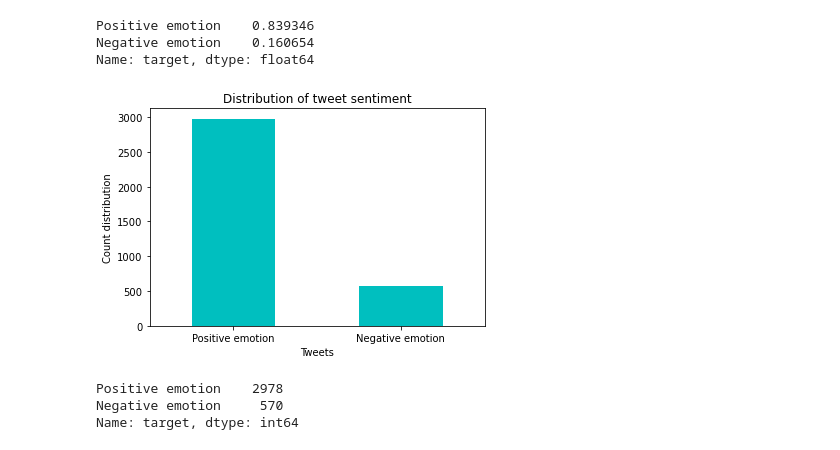
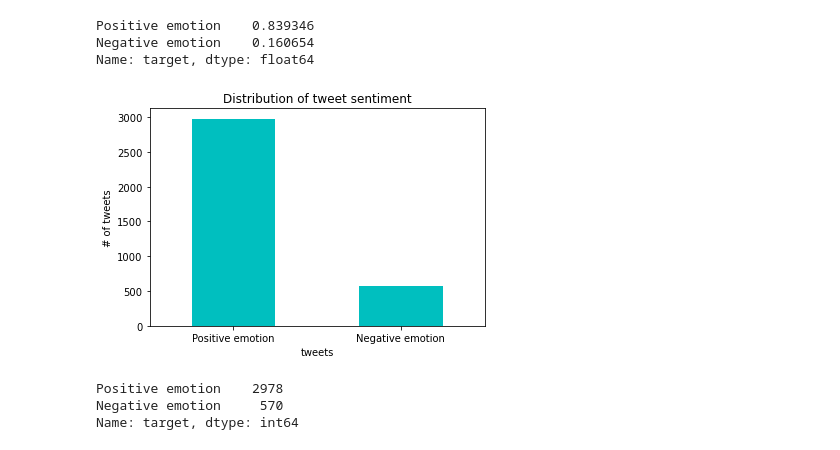
Before and after one commit to Marissa841/Sentiment-Analysis-of-Product-Launch-Tweets-using-Machine-Learning, a Jupyter notebook: nlp_project.ipynb, the cells around one changed output. Drawn from its saved outputs; the diff is of its cells as text; code cells hidden in the pictures.

```diff
--- a/nlp_project.ipynb
+++ b/nlp_project.ipynb
@@ -75,17 +76,17 @@ Name: target, dtype: float64
 # %%
 # View distribution of the "status_group" values
 df['target'].value_counts().plot(kind='bar', color = "c")
 
 # giving title to the plot
 plt.title("Distribution of tweet sentiment")
 
 # giving X and Y labels
-plt.xlabel("Tweets")
+plt.xlabel("tweets")
 plt.xticks(rotation = 0)
-plt.ylabel("Count distribution")
+plt.ylabel("# of tweets")
 
 plt.show()
 # %% [output]
-[figure, old version]
+[figure, new version]
 # %%
 # view target column counts
```
Also changed, not shown: parts of 56 cells of this notebook.
